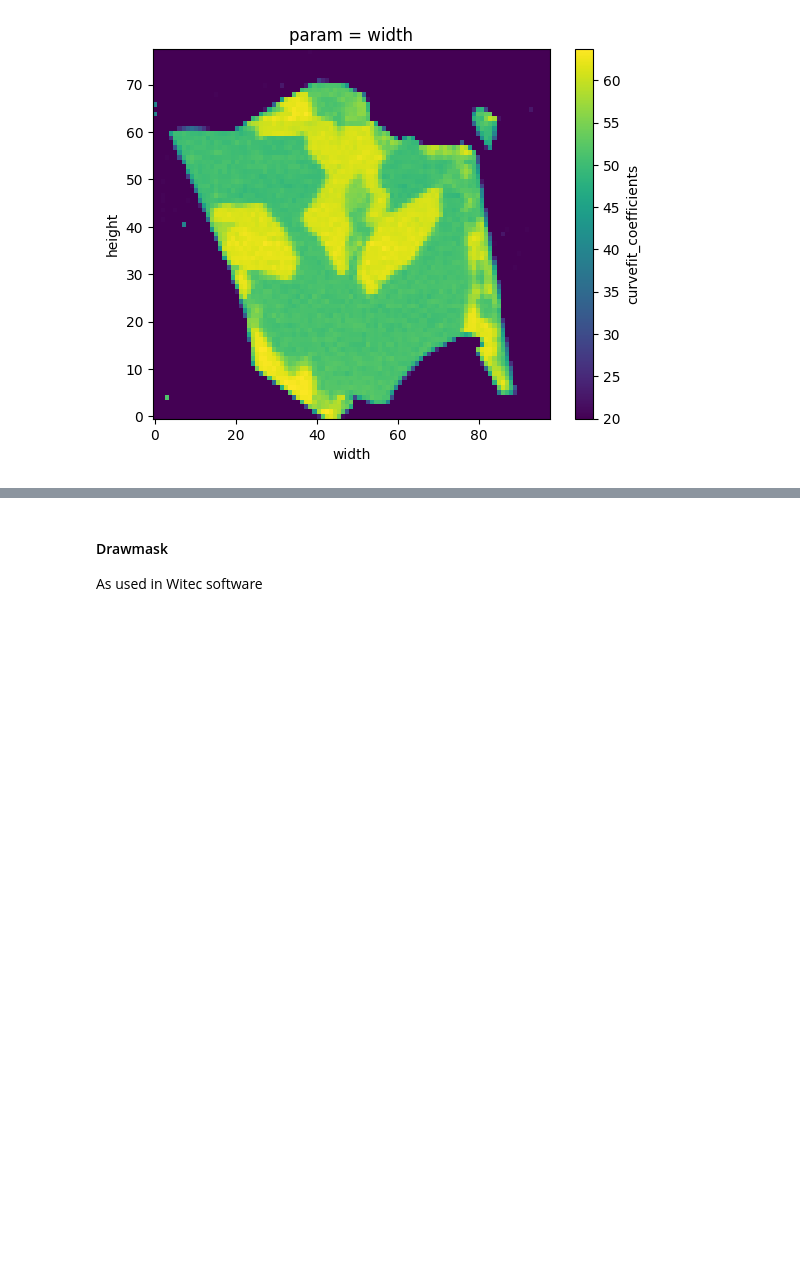
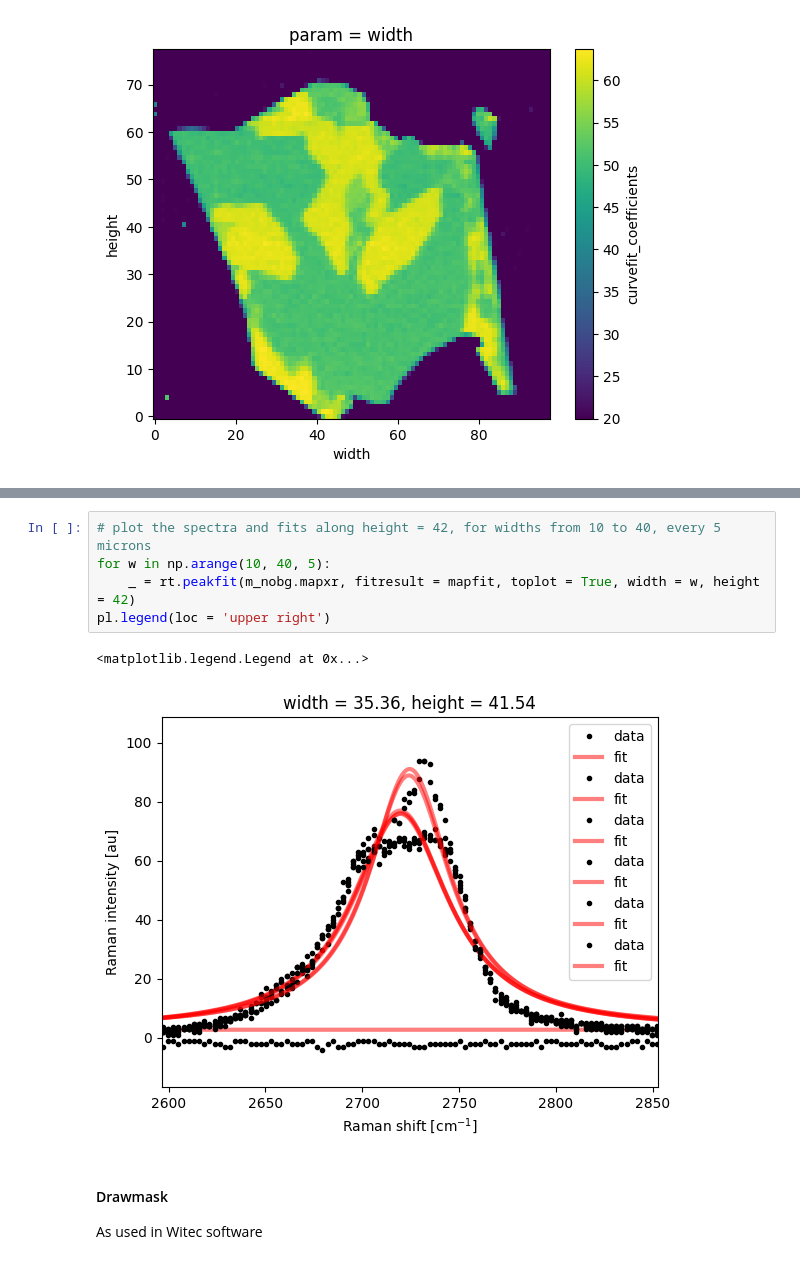
Before and after one commit to zrbyte/ramantools, a Jupyter notebook: ramantools tutorial.ipynb, the cells around one changed output, grey strips where cells are left out. Drawn from its saved outputs; the diff is of its cells as text; blank space fills up the shorter version.

```diff
--- a/ramantools tutorial.ipynb
+++ b/ramantools tutorial.ipynb
@@ -514,3 +518,11 @@ mapfit['curvefit_coefficients'].sel(param = 'width').plot()
+# %%
+# plot the spectra and fits along height = 42, for widths from 10 to 40, every 5 microns
+for w in np.arange(10, 40, 5):
+    _ = rt.peakfit(m_nobg.mapxr, fitresult = mapfit, toplot = True, width = w, height = 42)
+pl.legend(loc = 'upper right')
+# %% [output]
+<matplotlib.legend.Legend at 0x...>
+[figure, added]
 # %% [markdown]
 #### Drawmask
 As used in Witec software
```
Also changed, not shown: parts of 3 cells of this notebook, 1 other file.
